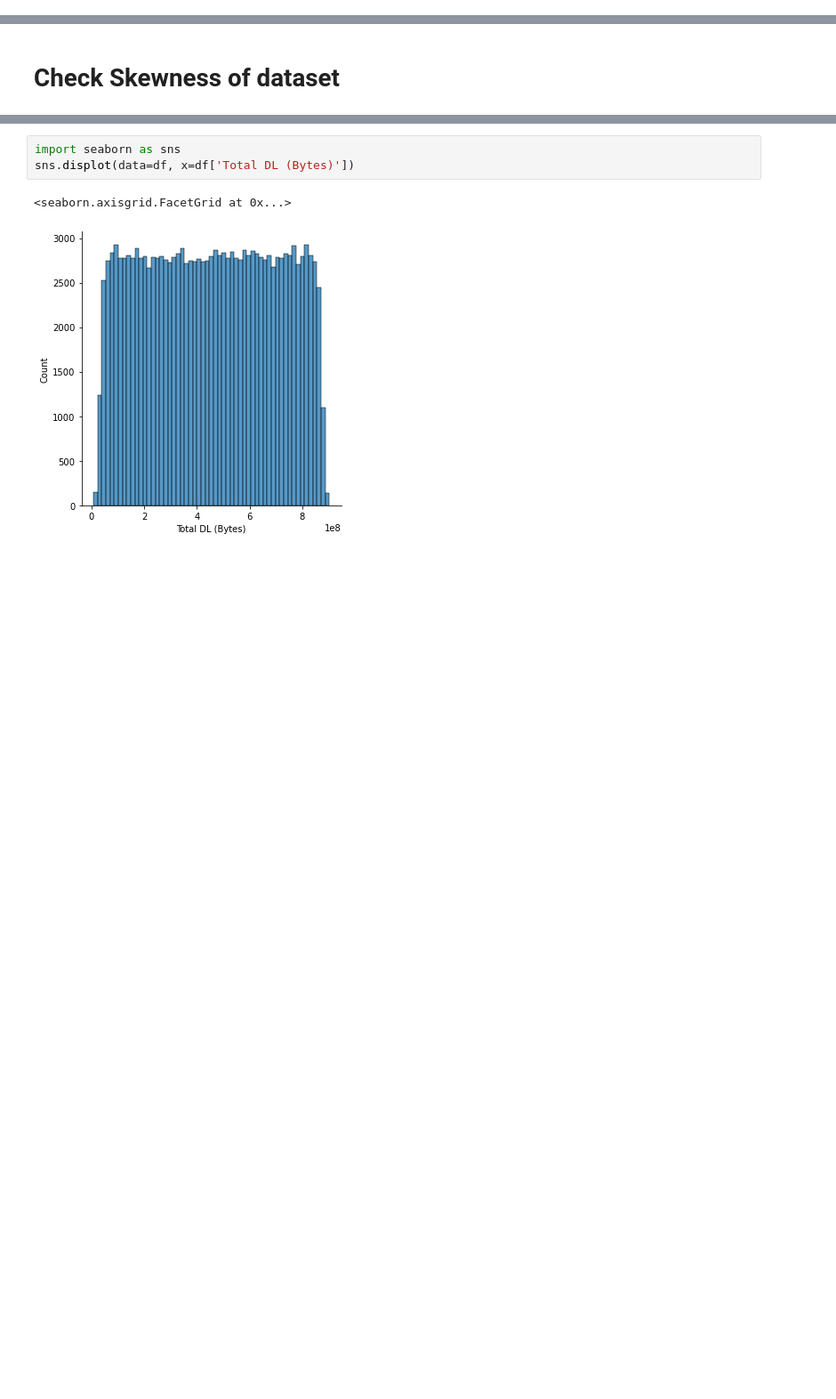
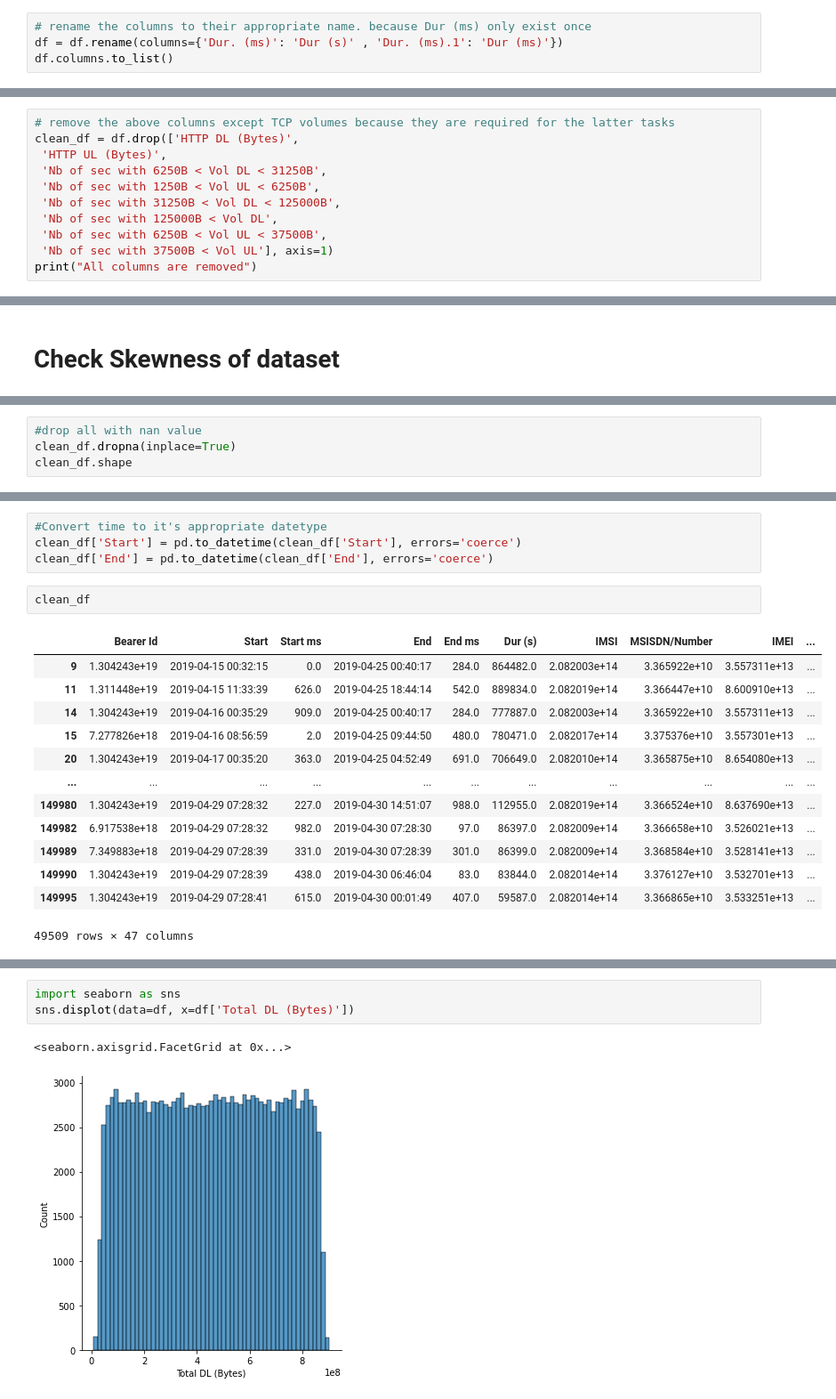
Before and after one commit to Meserat/Telecommunication-Data-Analysis, a Jupyter notebook: notebooks/Preprocessing and EDA.ipynb, the cells around one changed output, grey strips where cells are left out. Shown: that part at 89% size. Saved outputs shown, nothing was run; the diff lists cells and outputs as text; blank space fills up the shorter version.

```diff
--- a/notebooks/Preprocessing and EDA.ipynb
+++ b/notebooks/Preprocessing and EDA.ipynb
@@ -68,0 +78,4 @@ df.isnull().sum().sum()
+# %%
+# rename the columns to their appropriate name. because Dur (ms) only exist once
+df = df.rename(columns={'Dur. (ms)': 'Dur (s)' , 'Dur. (ms).1': 'Dur (ms)'})
+df.columns.to_list()
@@ -68,0 +165,11 @@ df.isnull().sum().sum()
+# %%
+# remove the above columns except TCP volumes because they are required for the latter tasks
+clean_df = df.drop(['HTTP DL (Bytes)',
+ 'HTTP UL (Bytes)',
+ 'Nb of sec with 6250B < Vol DL < 31250B',
+ 'Nb of sec with 1250B < Vol UL < 6250B',
+ 'Nb of sec with 31250B < Vol DL < 125000B',
+ 'Nb of sec with 125000B < Vol DL',
+ 'Nb of sec with 6250B < Vol UL < 37500B',
+ 'Nb of sec with 37500B < Vol UL'], axis=1)
+print("All columns are removed")
@@ -142,0 +283,4 @@ df['Google DL (Bytes)'].hist()
+# %%
+#drop all with nan value
+clean_df.dropna(inplace=True)
+clean_df.shape
@@ -142,0 +310,20 @@ df['Google DL (Bytes)'].hist()
+# %%
+#Convert time to it's appropriate datetype
+clean_df['Start'] = pd.to_datetime(clean_df['Start'], errors='coerce')
+clean_df['End'] = pd.to_datetime(clean_df['End'], errors='coerce')
+# %%
+clean_df
+# %% [output]
+|  | Bearer Id | Start | Start ms | End | End ms | Dur (s) | IMSI | MSISDN/Number | IMEI | ... |
+| 9 | 1.304243e+19 | 2019-04-15 00:32:15 | 0.0 | 2019-04-25 00:40:17 | 284.0 | 864482.0 | 2.082003e+14 | 3.365922e+10 | 3.557311e+13 | ... |
+| 11 | 1.311448e+19 | 2019-04-15 11:33:39 | 626.0 | 2019-04-25 18:44:14 | 542.0 | 889834.0 | 2.082019e+14 | 3.366447e+10 | 8.600910e+13 | ... |
+| 14 | 1.304243e+19 | 2019-04-16 00:35:29 | 909.0 | 2019-04-25 00:40:17 | 284.0 | 777887.0 | 2.082003e+14 | 3.365922e+10 | 3.557311e+13 | ... |
+| 15 | 7.277826e+18 | 2019-04-16 08:56:59 | 2.0 | 2019-04-25 09:44:50 | 480.0 | 780471.0 | 2.082017e+14 | 3.375376e+10 | 3.557301e+13 | ... |
+| 20 | 1.304243e+19 | 2019-04-17 00:35:20 | 363.0 | 2019-04-25 04:52:49 | 691.0 | 706649.0 | 2.082010e+14 | 3.365875e+10 | 8.654080e+13 | ... |
+| ... | ... | ... | ... | ... | ... | ... | ... | ... | ... | ... |
+| 149980 | 1.304243e+19 | 2019-04-29 07:28:32 | 227.0 | 2019-04-30 14:51:07 | 988.0 | 112955.0 | 2.082019e+14 | 3.366524e+10 | 8.637690e+13 | ... |
+| 149982 | 6.917538e+18 | 2019-04-29 07:28:32 | 982.0 | 2019-04-30 07:28:30 | 97.0 | 86397.0 | 2.082009e+14 | 3.366658e+10 | 3.526021e+13 | ... |
+| 149989 | 7.349883e+18 | 2019-04-29 07:28:39 | 331.0 | 2019-04-30 07:28:39 | 301.0 | 86399.0 | 2.082009e+14 | 3.368584e+10 | 3.528141e+13 | ... |
+| 149990 | 1.304243e+19 | 2019-04-29 07:28:39 | 438.0 | 2019-04-30 06:46:04 | 83.0 | 83844.0 | 2.082014e+14 | 3.376127e+10 | 3.532701e+13 | ... |
+| 149995 | 1.304243e+19 | 2019-04-29 07:28:41 | 615.0 | 2019-04-30 00:01:49 | 407.0 | 59587.0 | 2.082014e+14 | 3.366865e+10 | 3.533251e+13 | ... |
+49509 rows × 47 columns
```
Also changed, not shown: parts of 27 cells of this notebook, 4 other files.
